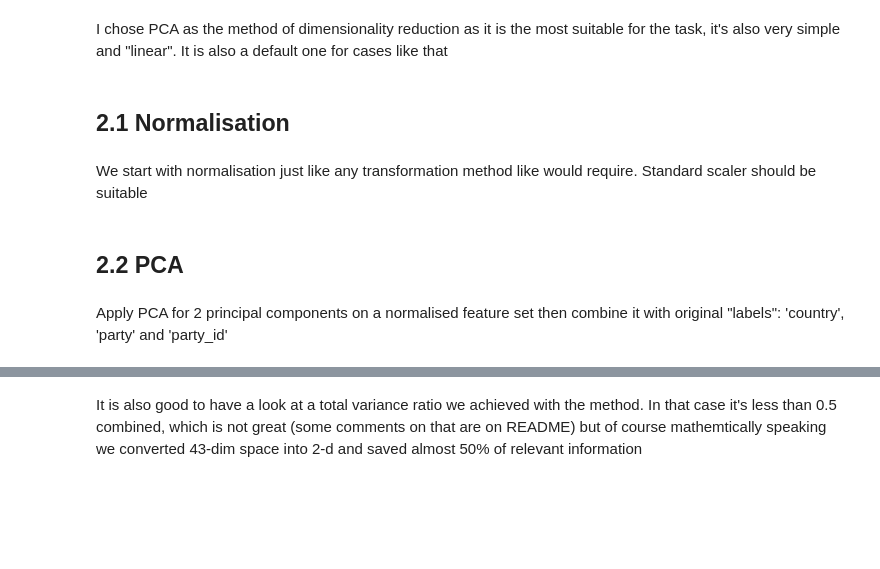
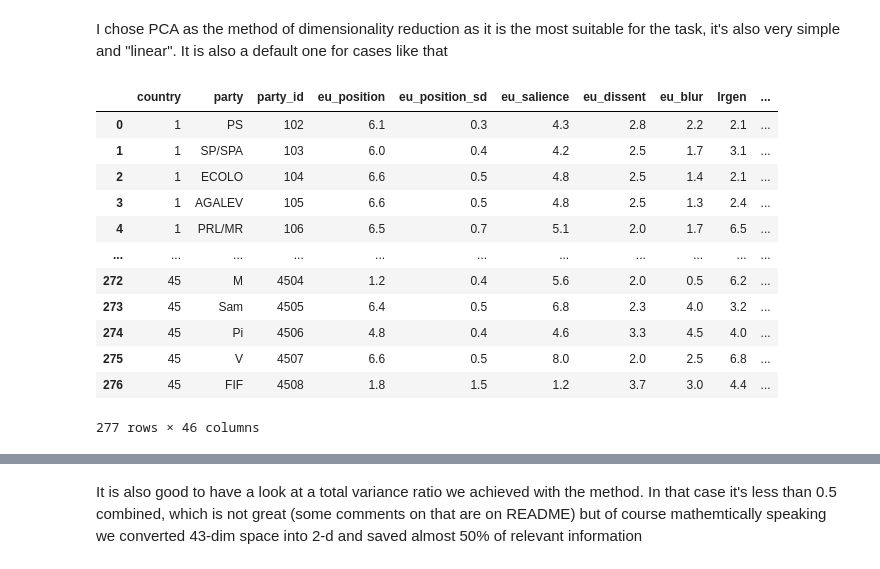
Before and after one commit to asbykov/ml_pp, a Jupyter notebook: analysis.ipynb, the cells around one changed output, grey strips where cells are left out. Drawn from its saved outputs; the diff is of its cells as text; code cells hidden in the pictures; blank space fills up the shorter version.

```diff
--- a/analysis.ipynb
+++ b/analysis.ipynb
@@ -144,8 +145,20 @@ No missing values left, preprocessing is finished. We have 43 columns in total a
 # 2. Represent the political parties described in the data as two-dimensional data points using a suitable dimensionality reduction method. Visualize the results.
 # %% [markdown]
 I chose PCA as the method of dimensionality reduction as it is the most suitable for the task, it's also very simple and "linear". It is also a default one for cases like that
-# %% [markdown]
-## 2.1 Normalisation
-# %% [markdown]
-We start with normalisation just like any transformation method like would require. Standard scaler should be suitable
+# %%
+df
+# %% [output]
+|  | country | party | party_id | eu_position | eu_position_sd | eu_salience | eu_dissent | eu_blur | lrgen | ... |
+| 0 | 1 | PS | 102 | 6.1 | 0.3 | 4.3 | 2.8 | 2.2 | 2.1 | ... |
+| 1 | 1 | SP/SPA | 103 | 6.0 | 0.4 | 4.2 | 2.5 | 1.7 | 3.1 | ... |
+| 2 | 1 | ECOLO | 104 | 6.6 | 0.5 | 4.8 | 2.5 | 1.4 | 2.1 | ... |
+| 3 | 1 | AGALEV | 105 | 6.6 | 0.5 | 4.8 | 2.5 | 1.3 | 2.4 | ... |
+| 4 | 1 | PRL/MR | 106 | 6.5 | 0.7 | 5.1 | 2.0 | 1.7 | 6.5 | ... |
+| ... | ... | ... | ... | ... | ... | ... | ... | ... | ... | ... |
+| 272 | 45 | M | 4504 | 1.2 | 0.4 | 5.6 | 2.0 | 0.5 | 6.2 | ... |
+| 273 | 45 | Sam | 4505 | 6.4 | 0.5 | 6.8 | 2.3 | 4.0 | 3.2 | ... |
+| 274 | 45 | Pi | 4506 | 4.8 | 0.4 | 4.6 | 3.3 | 4.5 | 4.0 | ... |
+| 275 | 45 | V | 4507 | 6.6 | 0.5 | 8.0 | 2.0 | 2.5 | 6.8 | ... |
+| 276 | 45 | FIF | 4508 | 1.8 | 1.5 | 1.2 | 3.7 | 3.0 | 4.4 | ... |
+277 rows × 46 columns
 # %%
@@ -171,4 +180,0 @@ x = scaler.transform(df[features])
-# %% [markdown]
-## 2.2 PCA
-# %% [markdown]
-Apply PCA for 2 principal components on a normalised feature set then combine it with original "labels": 'country', 'party' and 'party_id'
```
Also changed, not shown: parts of 8 cells of this notebook, 1 other file.
